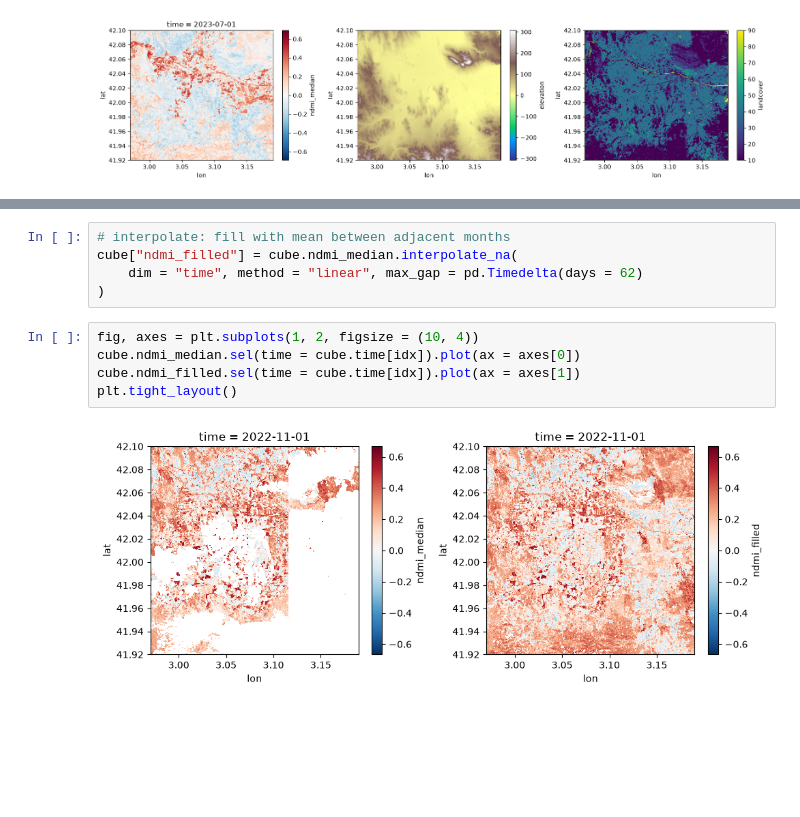
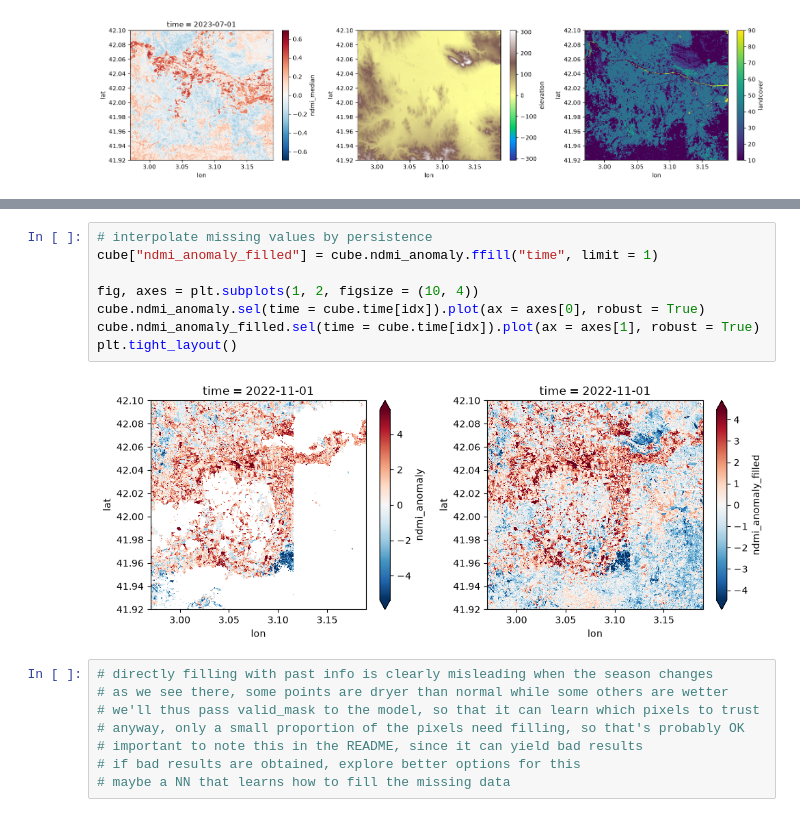
Before and after one commit to davidcirauqui/drought_forecast, a Jupyter notebook: main.ipynb, the cells around one changed output, grey strips where cells are left out. Cells and saved outputs as stored; diff of their text form; blank space fills up the shorter version.

```diff
--- a/main.ipynb
+++ b/main.ipynb
@@ -117,12 +142,18 @@ cube.ndmi_median.sel(time = cube.time[idx]).plot()
 # %%
-# interpolate: fill with mean between adjacent months
-cube["ndmi_filled"] = cube.ndmi_median.interpolate_na(
-    dim = "time", method = "linear", max_gap = pd.Timedelta(days = 62)
-)
+# interpolate missing values by persistence
+cube["ndmi_anomaly_filled"] = cube.ndmi_anomaly.ffill("time", limit = 1)
+
+fig, axes = plt.subplots(1, 2, figsize = (10, 4))
+cube.ndmi_anomaly.sel(time = cube.time[idx]).plot(ax = axes[0], robust = True)
+cube.ndmi_anomaly_filled.sel(time = cube.time[idx]).plot(ax = axes[1], robust = True)
+plt.tight_layout()
+# %% [output]
+[figure, added]
-# %%
-fig, axes = plt.subplots(1, 2, figsize = (10, 4))
-cube.ndmi_median.sel(time = cube.time[idx]).plot(ax = axes[0])
-cube.ndmi_filled.sel(time = cube.time[idx]).plot(ax = axes[1])
-plt.tight_layout()
-# %% [output]
-[figure, removed]
+# %%
+# directly filling with past info is clearly misleading when the season changes
+# as we see there, some points are dryer than normal while some others are wetter
+# we'll thus pass valid_mask to the model, so that it can learn which pixels to trust
+# anyway, only a small proportion of the pixels need filling, so that's probably OK
+# important to note this in the README, since it can yield bad results
+# if bad results are obtained, explore better options for this
+# maybe a NN that learns how to fill the missing data
```
Also changed, not shown: parts of 7 cells of this notebook.
